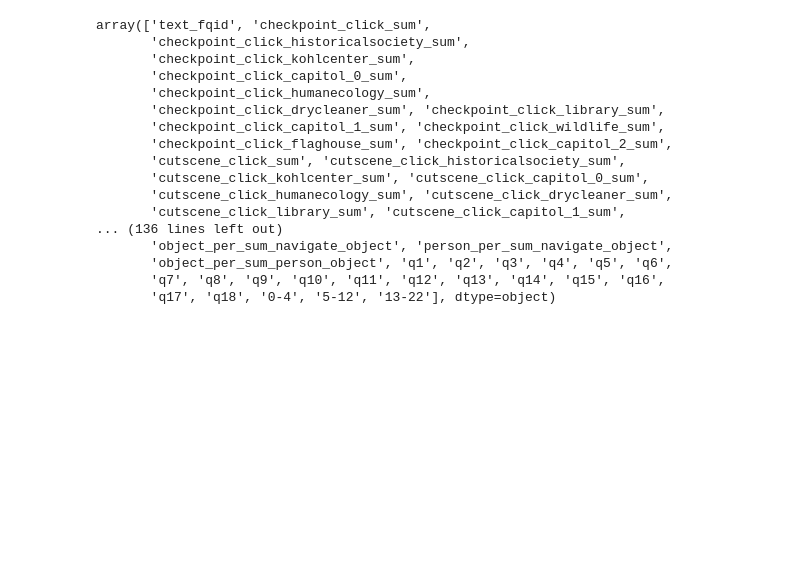
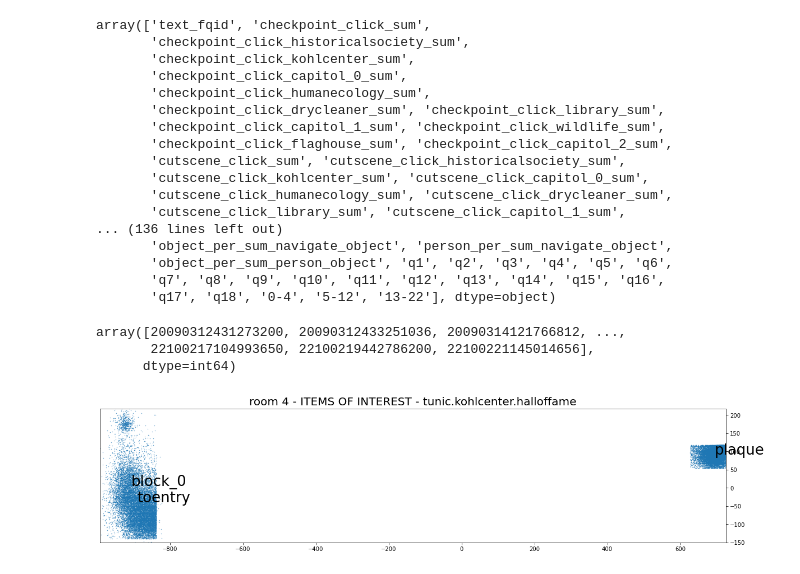
Before and after one commit to lhduc94/predict_student_perfomance, a Jupyter notebook: notebooks/three.ipynb, the cells around one changed output. Saved outputs shown, nothing was run; the diff lists cells and outputs as text; code cells hidden in the pictures; blank space fills up the shorter version.

```diff
--- a/notebooks/three.ipynb
+++ b/notebooks/three.ipynb
@@ -320,3 +388,28 @@ array(['text_fqid', 'checkpoint_click_sum',
        'object_per_sum_person_object', 'q1', 'q2', 'q3', 'q4', 'q5', 'q6',
        'q7', 'q8', 'q9', 'q10', 'q11', 'q12', 'q13', 'q14', 'q15', 'q16',
        'q17', 'q18', '0-4', '5-12', '13-22'], dtype=object)
+# %%
+train_df.session.unique()
+# %% [output]
+array([20090312431273200, 20090312433251036, 20090314121766812, ...,
+       22100217104993650, 22100219442786200, 22100221145014656],
+      dtype=int64)
+# %%
+df = train_df.loc[(train_df.event_name=='navigate_click')
+               &(train_df.room_fqid=='tunic.kohlcenter.halloffame')&(train_df.fqid.notna())&(train_df.level_group=='0-4')]
+x_min,y_min = df[['room_coor_x','room_coor_y']].min().values
+x_max,y_max = df[['room_coor_x','room_coor_y']].max().values
+ITEMS = df.fqid.unique()
+plt.figure(figsize=(20,20))
+plt.scatter(df.room_coor_x,df.room_coor_y,s=0.1)
+for i in ITEMS:
+    mns = df.loc[df.fqid==i,['room_coor_x','room_coor_y']].mean().values
+    plt.text(mns[0],mns[1],i,fontsize=26)
+plt.xlim((x_min,x_max))
+plt.ylim((y_min,y_max))
+plt.gca().set_aspect('equal')
+plt.title(f'room {3+1} - ITEMS OF INTEREST - {"tunic.kohlcenter.halloffame"}',size=20)
+plt.gca().yaxis.tick_right()
+plt.show()
+# %% [output]
+[figure, added]
```
Also changed, not shown: parts of 24 cells of this notebook, 6 other files.
